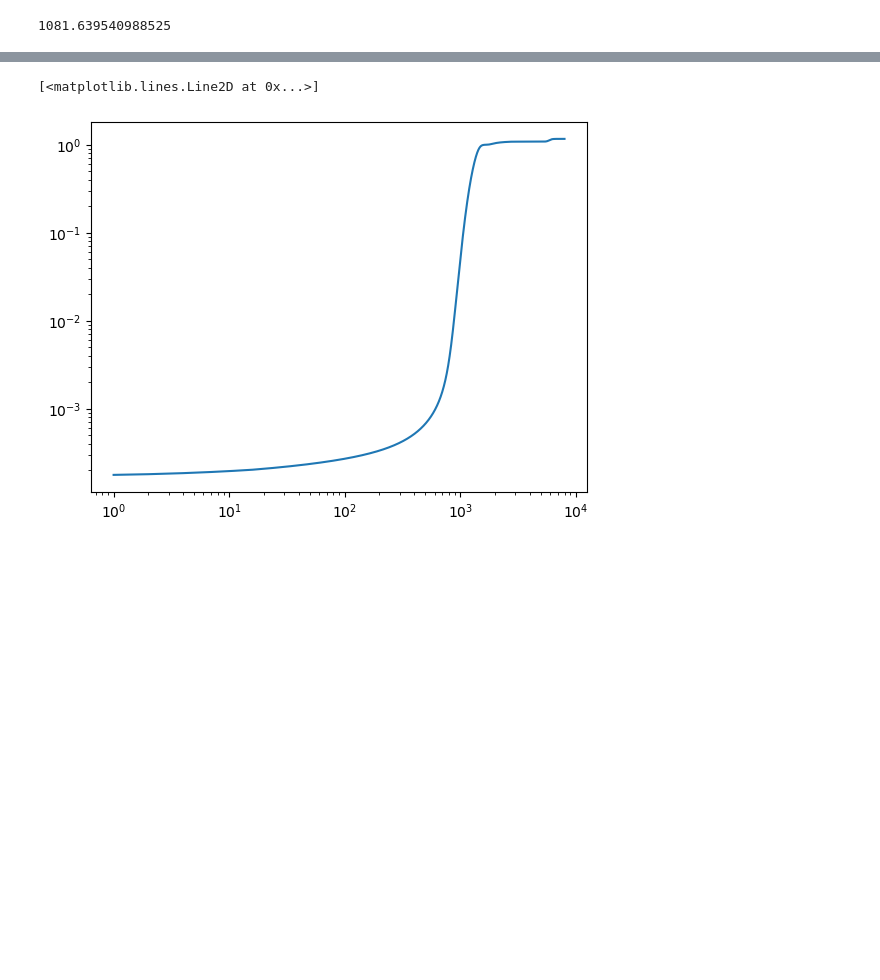
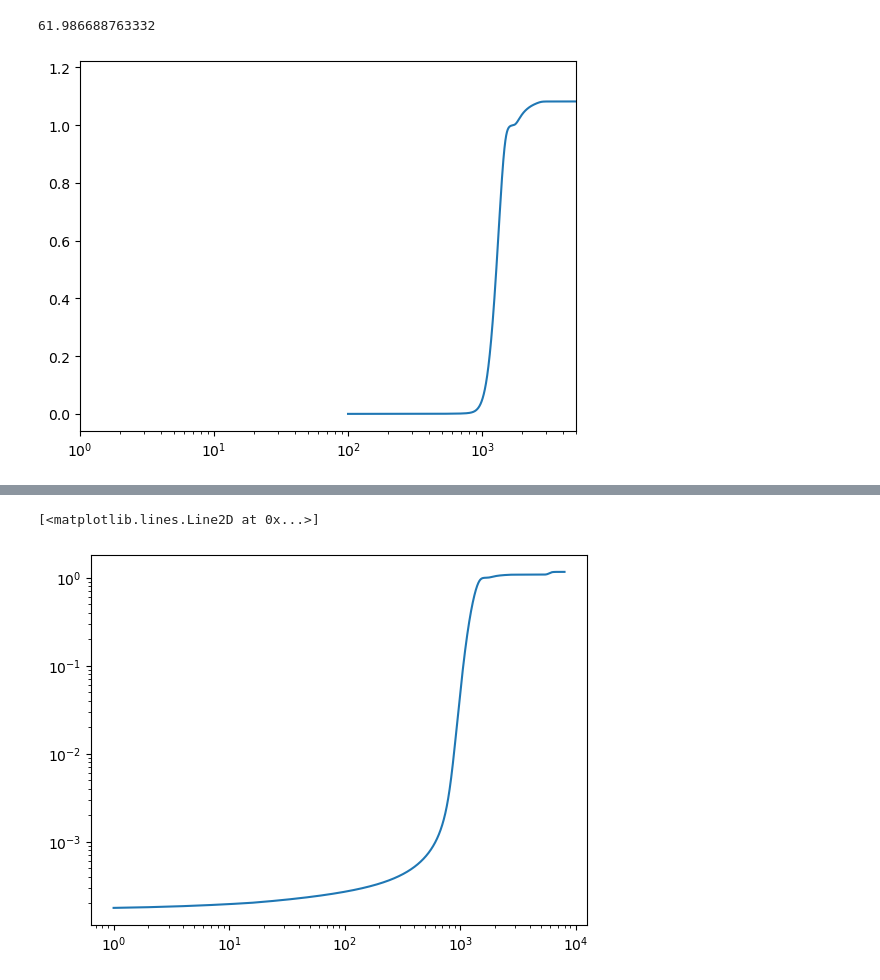
Before and after one commit to gaetanfacchinetti/HYREC-2, a Jupyter notebook: example.ipynb, the cells around one changed output, grey strips where cells are left out. Drawn from its saved outputs; the diff is of its cells as text; code cells hidden in the pictures; blank space fills up the shorter version.

```diff
--- a/example.ipynb
+++ b/example.ipynb
@@ -9,8 +9,19 @@ import pyhyrec as pyhy
 cosmo = pyhy.HyRecCosmoParams({'h' : 0.6766})
 inj  = pyhy.HyRecInjectionParams()
 
-res = pyhy.call_run_hyrec(cosmo(), inj())
+res = pyhy.call_run_hyrec(cosmo(), inj(), zmax = 8000, zmin = 100, nz = 40000)
-# %%
-pyhy.compute_z_rec(cosmo)
-# %% [output]
-1081.639540988525
+# %%
+pyhy.compute_acoustic_damping_scale(cosmo)
+pyhy.compute_sigma_A(cosmo)
+# %% [output]
+61.986688763332
+# %%
+xe = res['xe']
+z  = res['z']
+xe[z < 7] = 1.0
+
+plt.plot(z, xe)
+plt.xlim([1, 5000])
+plt.xscale('log')
+# %% [output]
+[figure, added]
```
Also changed, not shown: parts of 20 cells of this notebook, 8 other files.
